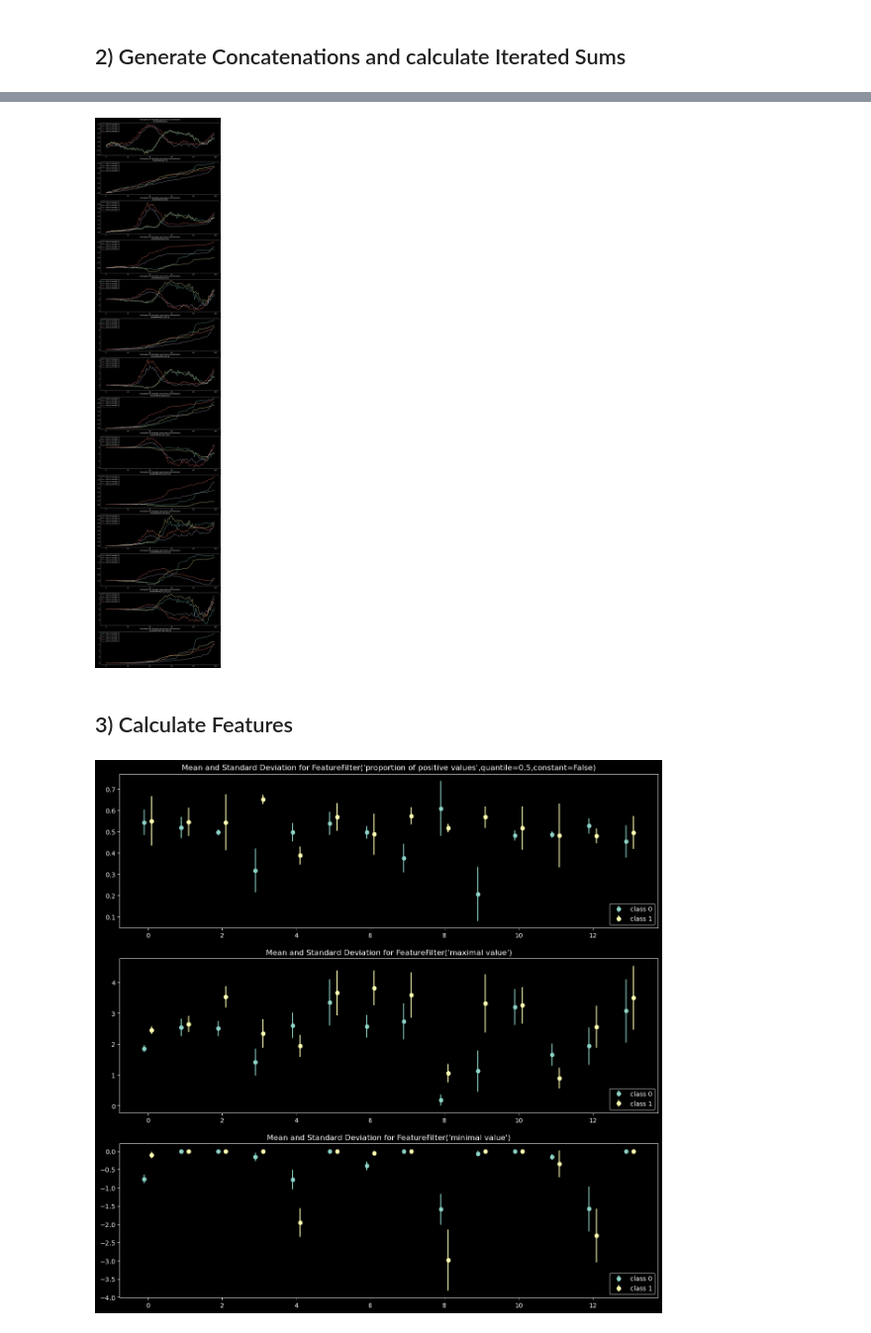
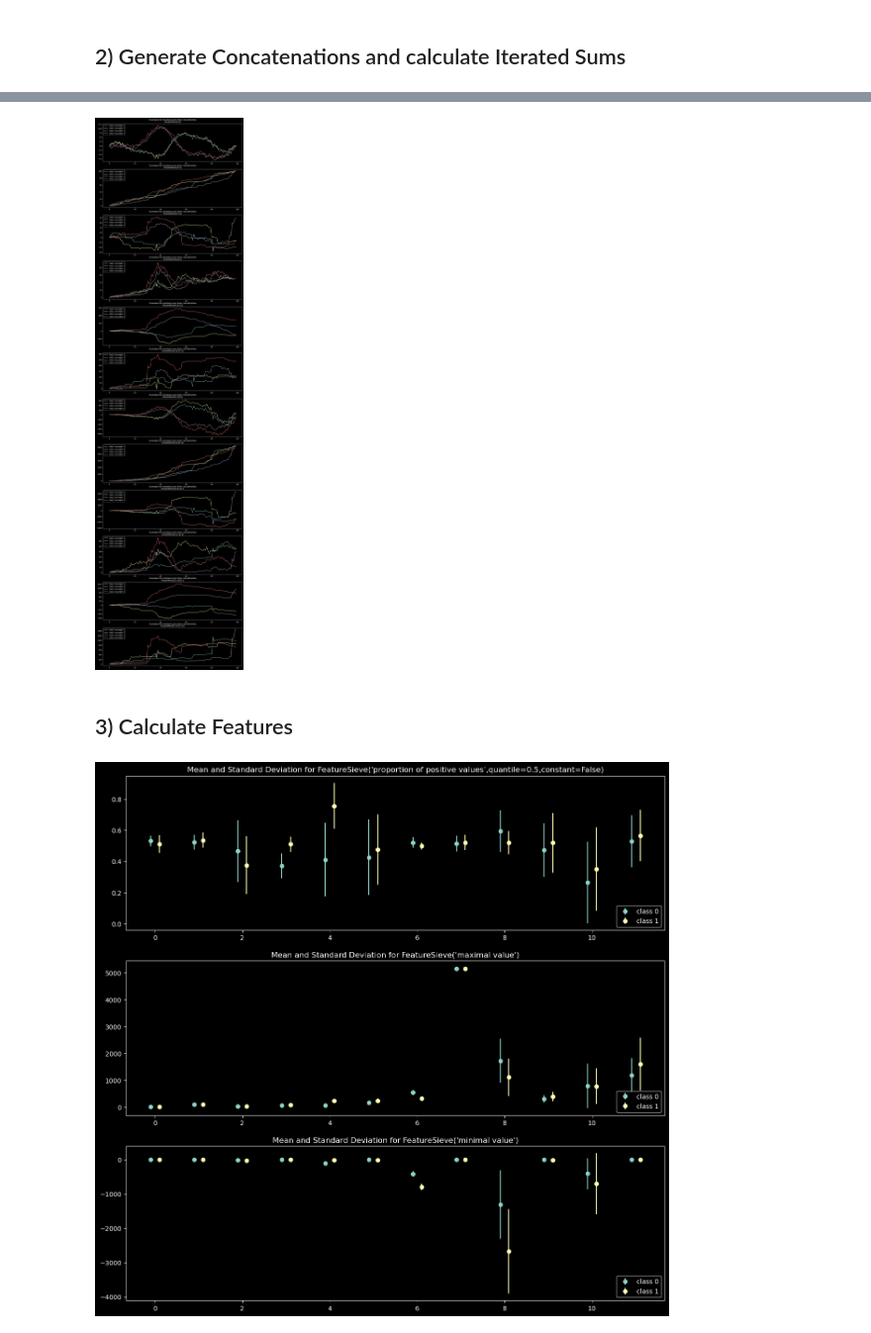
Before and after one commit to irkri/fruits, a Jupyter notebook: experiments/towards_features.ipynb, the cells around one changed output, grey strips where cells are left out. Shown at 99% size. Saved outputs shown, nothing was run; the diff lists cells and outputs as text; code cells hidden in the pictures.

Commit message:
update notebooks to match newest fruits version

```diff
--- a/experiments/towards_features.ipynb
+++ b/experiments/towards_features.ipynb
@@ -59,6 +59,7 @@ featex.set_input_data(X)
 ## 1) Specify DataPreperateur
 # %%
 featex.add(fruits.preparateurs.INC)
+featex.add(fruits.preparateurs.STD)
 X_inc = featex.prepared_data()
 # %%
 fig, ax = plt.subplots()
@@ -74,7 +75,7 @@ plt.show()
 # %% [markdown]
 ## 2) Generate Concatenations and calculate Iterated Sums
 # %%
-concatenations = fruits.iterators.generate_words(1, 2, 3)
+concatenations = fruits.iterators.generate_words(1, 3, 2)
 num_concatenations = len(concatenations)
 
 print("\n".join(map(str,concatenations)))
@@ -133,31 +112,31 @@ for k in range(num_concatenations):
     axs[k].legend(loc="upper left")
 plt.show()
 # %% [output]
-[figure, old version]
+[figure, new version]
 # %% [markdown]
 ## 3) Calculate Features
 # %%
 # Warning: I think ppv is still deprecated, median will not be calculated resp. to each class
-feature_filters = [fruits.features.PPV(quantile=0.5, constant=False),
-                   fruits.features.MAX,
-                   fruits.features.MIN]
-featex.clear_feature_filters()
-for ff in feature_filters:
+sieves = [fruits.features.PPV(quantile=0.5, constant=False),
+          fruits.features.MAX,
+          fruits.features.MIN]
+featex.clear_feature_sieves()
+for ff in sieves:
     featex.add(ff)
 # %%
 X_feat = featex.features()
-X_feat = X_feat.reshape(m, num_concatenations, len(feature_filters))
+X_feat = X_feat.reshape(m, num_concatenations, len(sieves))
 # %%
-fig, axs = plt.subplots(len(feature_filters), 1, figsize=(15, 5*len(feature_filters)))
+fig, axs = plt.subplots(len(sieves), 1, figsize=(15, 5*len(sieves)))
 x_range = np.arange(num_concatenations)
 x_placement = np.linspace(-0.05*num_classes, 0.05*num_classes, num_classes)
-for k in range(len(feature_filters)):
+for k in range(len(sieves)):
     for i in range(num_classes):
         axs[k].errorbar(x_range+x_placement[i], np.mean(X_feat[y==i][:,:,k], axis=0),
                         yerr=np.zeros(num_concatenations)+np.std(X_feat[y==i][:,:,k], axis=0), fmt="o",
                         label=f"class {i}")
-    axs[k].set_title(f"Mean and Standard Deviation for {feature_filters[k]}")
+    axs[k].set_title(f"Mean and Standard Deviation for {sieves[k]}")
     axs[k].legend(loc="lower right")
 plt.show()
 # %% [output]
-[figure, old version]
+[figure, new version]
```
Also changed, not shown: parts of 3 cells of this notebook, 1 other file.
